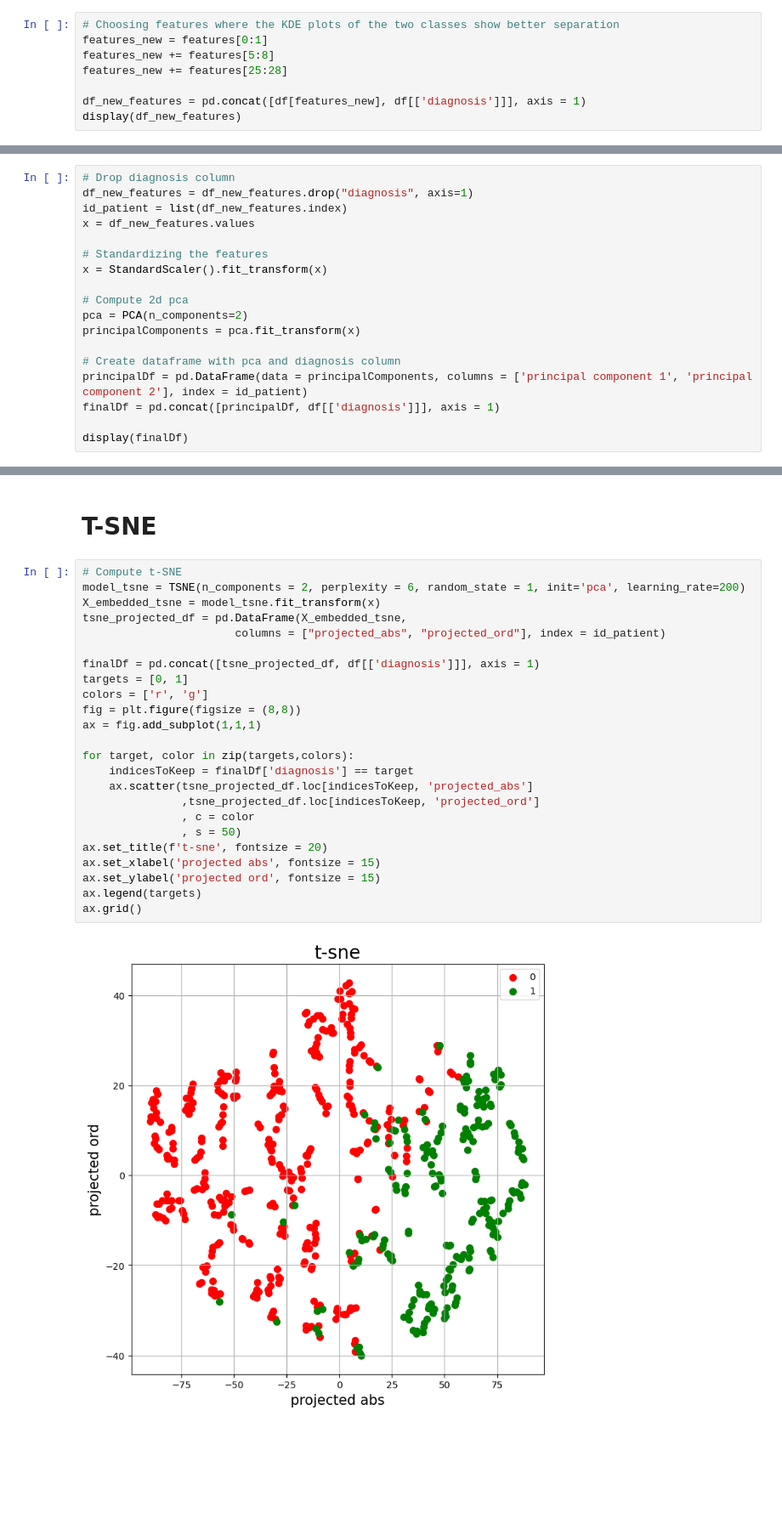
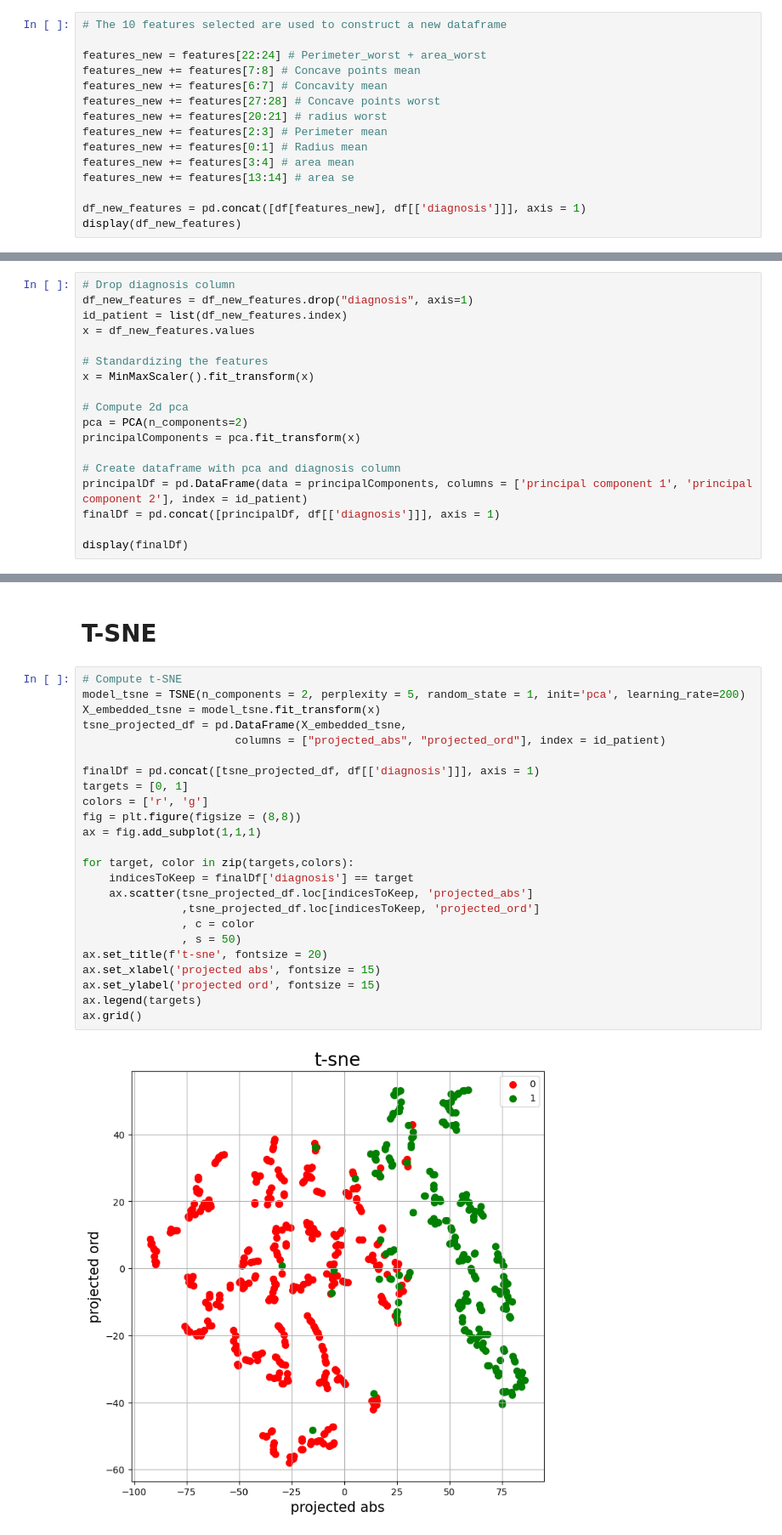
Before and after one commit to Derarelh/breast-cancer-classification, a Jupyter notebook: notebook/data_analysis.ipynb, the cells around one changed output, grey strips where cells are left out. Shown at 85% size. Saved outputs shown, nothing was run; the diff lists cells and outputs as text; blank space fills up the shorter version.

Commit message:
Select the most important features using Extra Trees classifier

```diff
--- a/notebook/data_analysis.ipynb
+++ b/notebook/data_analysis.ipynb
@@ -82,8 +107,15 @@ df['diagnosis'] = df['diagnosis'].replace({'B': 0, 'M': 1})
 # %%
-# Choosing features where the KDE plots of the two classes show better separation
-features_new = features[0:1]
-features_new += features[5:8]
-features_new += features[25:28]
+# The 10 features selected are used to construct a new dataframe
+
+features_new = features[22:24] # Perimeter_worst + area_worst
+features_new += features[7:8] # Concave points mean
+features_new += features[6:7] # Concavity mean
+features_new += features[27:28] # Concave points worst
+features_new += features[20:21] # radius worst
+features_new += features[2:3] # Perimeter mean
+features_new += features[0:1] # Radius mean
+features_new += features[3:4] # area mean
+features_new += features[13:14] # area se
 
 df_new_features = pd.concat([df[features_new], df[['diagnosis']]], axis = 1)
 display(df_new_features)
@@ -111,7 +143,7 @@ id_patient = list(df_new_features.index)
 x = df_new_features.values
 
 # Standardizing the features
-x = StandardScaler().fit_transform(x)
+x = MinMaxScaler().fit_transform(x)
 
 # Compute 2d pca
 pca = PCA(n_components=2)
@@ -163,27 +195,27 @@ array([0.80907961, 0.11255873])
 # T-SNE
 # %%
 # Compute t-SNE
-model_tsne = TSNE(n_components = 2, perplexity = 6, random_state = 1, init='pca', learning_rate=200)
+model_tsne = TSNE(n_components = 2, perplexity = 5, random_state = 1, init='pca', learning_rate=200)
 X_embedded_tsne = model_tsne.fit_transform(x)
 tsne_projected_df = pd.DataFrame(X_embedded_tsne,
                        columns = ["projected_abs", "projected_ord"], index = id_patient)
 
 finalDf = pd.concat([tsne_projected_df, df[['diagnosis']]], axis = 1)
 targets = [0, 1]
 colors = ['r', 'g']
 fig = plt.figure(figsize = (8,8))
 ax = fig.add_subplot(1,1,1)
 
 for target, color in zip(targets,colors):
     indicesToKeep = finalDf['diagnosis'] == target
     ax.scatter(tsne_projected_df.loc[indicesToKeep, 'projected_abs']
                ,tsne_projected_df.loc[indicesToKeep, 'projected_ord']
                , c = color
                , s = 50)
 ax.set_title(f't-sne', fontsize = 20)
 ax.set_xlabel('projected abs', fontsize = 15)
 ax.set_ylabel('projected ord', fontsize = 15)
 ax.legend(targets)
 ax.grid()
 # %% [output]
-[figure, old version]
+[figure, new version]
```
Also changed, not shown: parts of 8 cells of this notebook.
